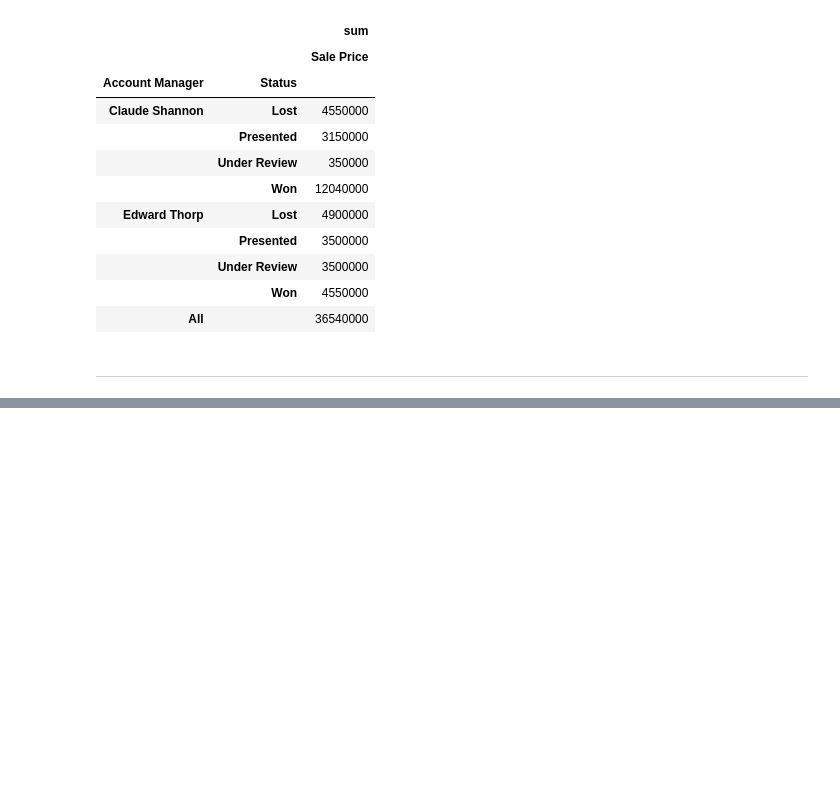
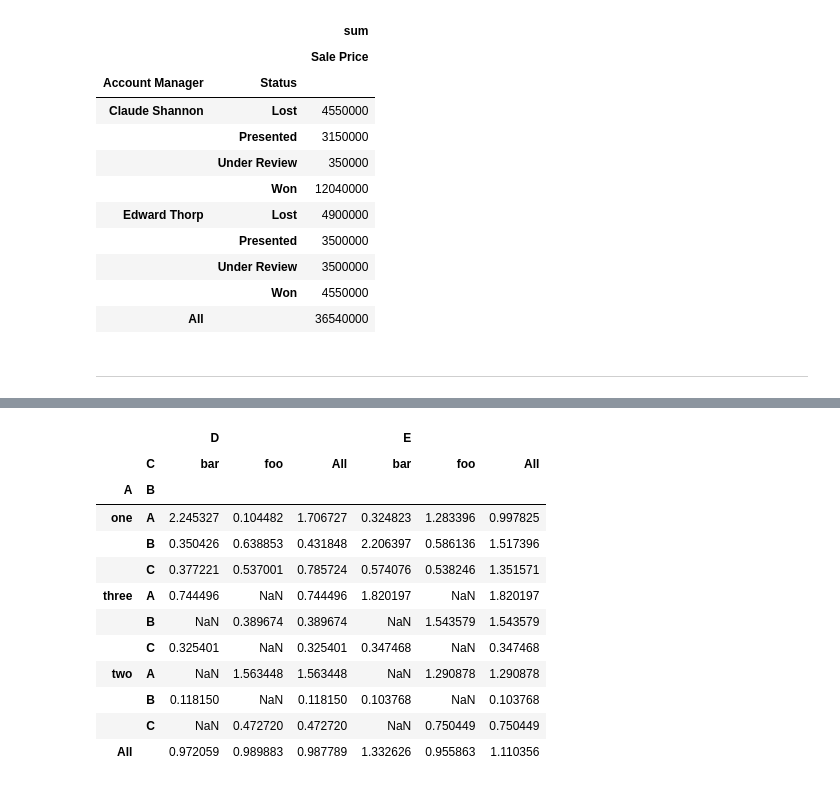
Before and after one commit to UnlimitedV/Learning_ML, a Jupyter notebook: pandas/10-Pivot-Tables.ipynb, the cells around one changed output, grey strips where cells are left out. Cells and saved outputs as stored; diff of their text form; code cells hidden in the pictures; blank space fills up the shorter version.

```diff
--- a/pandas/10-Pivot-Tables.ipynb
+++ b/pandas/10-Pivot-Tables.ipynb
@@ -361,0 +510,22 @@ pd.pivot_table(df,index=["Account Manager","Status"],values=["Sale Price"],
+# %%
+df.pivot_table(
+    index=["A", "B"],
+    columns="C",
+    values=["D", "E"],
+    margins=True,
+    aggfunc=np.std
+)
+# %% [output]
+|  |  | D |  |  | E |  |  |
+|  | C | bar | foo | All | bar | foo | All |
+| A | B |  |  |  |  |  |  |
+| one | A | 2.245327 | 0.104482 | 1.706727 | 0.324823 | 1.283396 | 0.997825 |
+|  | B | 0.350426 | 0.638853 | 0.431848 | 2.206397 | 0.586136 | 1.517396 |
+|  | C | 0.377221 | 0.537001 | 0.785724 | 0.574076 | 0.538246 | 1.351571 |
+| three | A | 0.744496 | NaN | 0.744496 | 1.820197 | NaN | 1.820197 |
+|  | B | NaN | 0.389674 | 0.389674 | NaN | 1.543579 | 1.543579 |
+|  | C | 0.325401 | NaN | 0.325401 | 0.347468 | NaN | 0.347468 |
+| two | A | NaN | 1.563448 | 1.563448 | NaN | 1.290878 | 1.290878 |
+|  | B | 0.118150 | NaN | 0.118150 | 0.103768 | NaN | 0.103768 |
+|  | C | NaN | 0.472720 | 0.472720 | NaN | 0.750449 | 0.750449 |
+| All |  | 0.972059 | 0.989883 | 0.987789 | 1.332626 | 0.955863 | 1.110356 |
```
Also changed, not shown: parts of 10 cells of this notebook.
